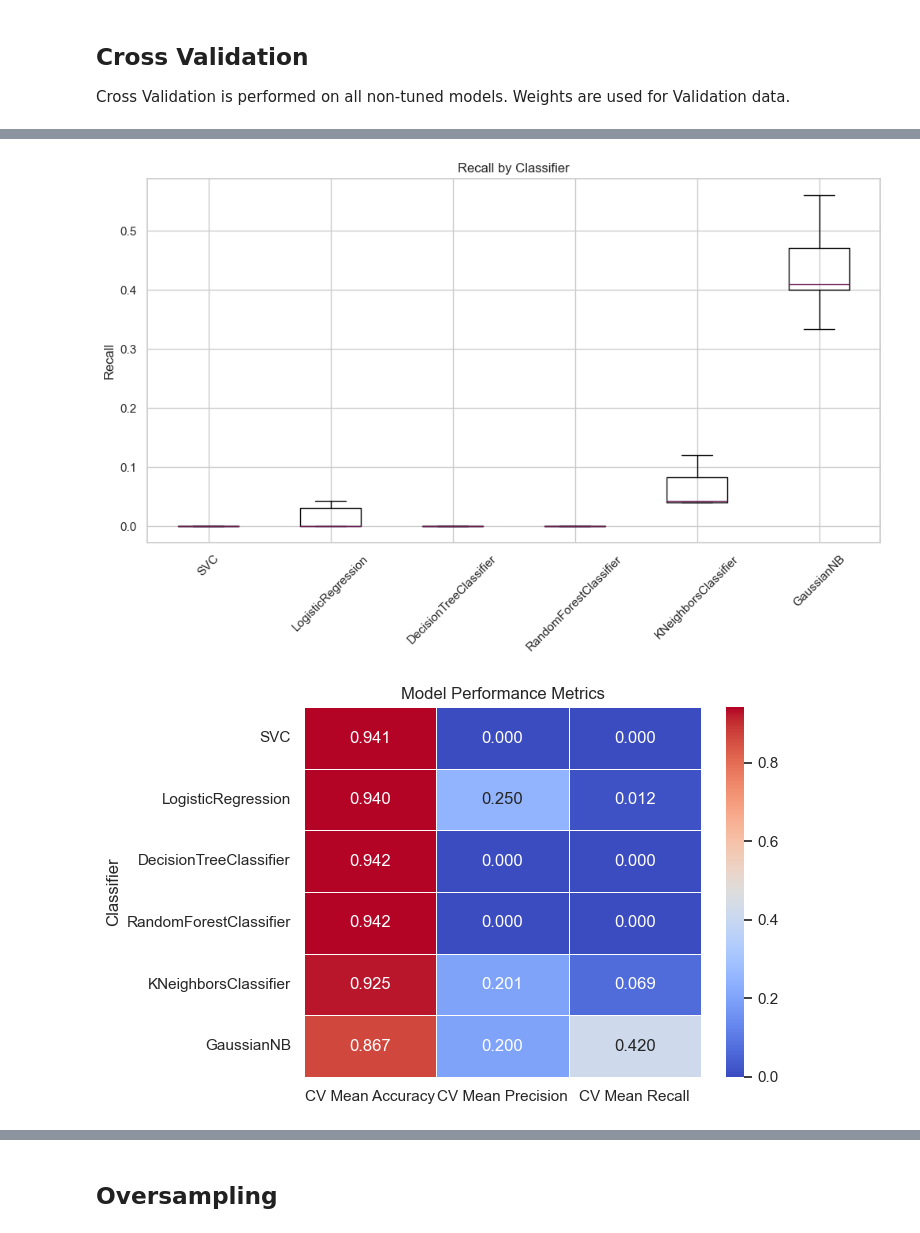
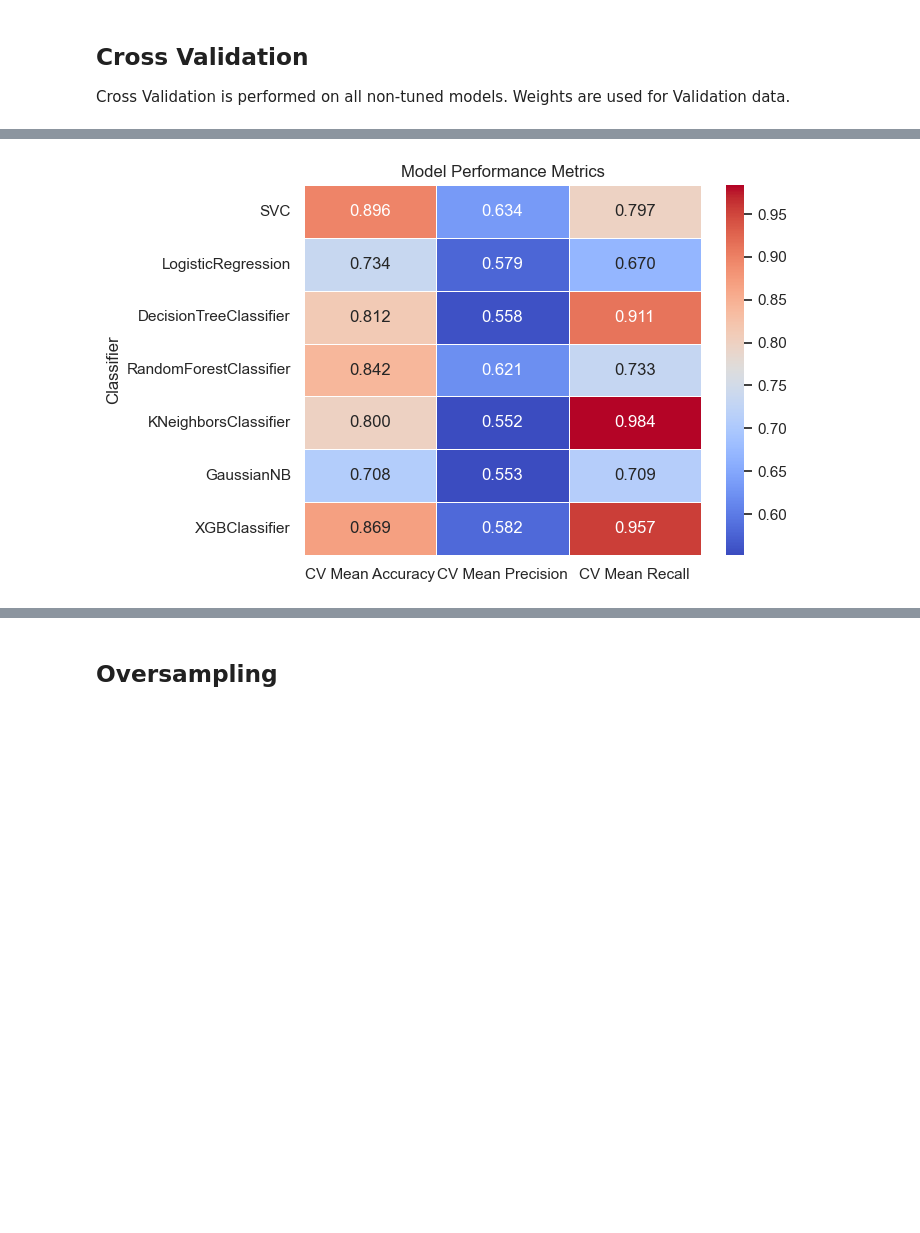
Before and after one commit to Padebeselis/Stroke_Prediction, a Jupyter notebook: Model.ipynb, the cells around one changed output, grey strips where cells are left out. Cells and saved outputs as stored; diff of their text form; code cells hidden in the pictures; blank space fills up the shorter version.

```diff
--- a/Model.ipynb
+++ b/Model.ipynb
@@ -209,0 +254,18 @@ ROC AUC: 0.50
+# %%
+data = {
+    'Model': ['Name', 'best_model', 'best_params'],
+    'dummy': ['Dummy', np.nan, np.nan],
+    'svm': ['Radial SVM', np.nan, np.nan],
+    'logisticr': ['Logistic Regression', np.nan, np.nan],
+    'dtree': ['Decision Tree', np.nan, np.nan],
+    'rforest': ['Random Forest', np.nan, np.nan],
+    'knn': ['KNN', np.nan, np.nan],
+    'nb': ['Naive Bayes', np.nan, np.nan],
+    'xgb': ['XGBoost', np.nan, np.nan]
+}
+
+# Create a DataFrame for the new rows
+new_rows_df = pd.DataFrame(data)
+
+# Append new rows to the original DataFrame
+thresholds_df = pd.concat([thresholds, new_rows_df], ignore_index=True)
@@ -287,17 +621,26 @@ Cross Validation is performed on all non-tuned models. Weights are used for Vali
+# %%
+# Parameter heatmap
+heatmap_data = model_info[['Classifier', 'CV Mean Accuracy', 'CV Mean Precision', 'CV Mean Recall']]
+
+heatmap_data.set_index('Classifier', inplace=True)
+
+sns.heatmap(heatmap_data, annot=True, cmap='coolwarm', fmt=".3f", linewidths=.5)
+plt.title('Model Performance Metrics')
+plt.show()
+# %% [output]
+[figure, added]
 # %%
-classifiers = [
-    SVC(kernel='rbf', C= 0.5116000741838009, gamma= 3.574762761125906),
-    LogisticRegression(C= 21.974951818627517),
-    DecisionTreeClassifier(max_depth= 1),
-    RandomForestClassifier(n_estimators= 10, max_depth= 4),
-    KNeighborsClassifier(weights= 'distance', p= 2, n_neighbors= 3),
-    GaussianNB(var_smoothing= 1e-09)
-]
+# classifiers = [
+#     SVC(kernel='rbf', C= svm_param['C'], gamma= svm_param['gamma']),
+#     LogisticRegression(C= logisticr_param['C']),
+#     DecisionTreeClassifier(max_depth= dtree_param['max_depth']),
+#     RandomForestClassifier(n_estimators= rforest_param['n_estimators'], max_depth= rforest_param['max_depth']),
+#     KNeighborsClassifier(weights= knn_param['weights'], p= knn_param['p'], n_neighbors= knn_param['n_neighbors']),
+#     GaussianNB(var_smoothing= nb_param['var_smoothing']),
+#     XGBClassifier(max_depth=xgb_param['max_depth'], learning_rate=xgb_param['learning_rate'], n_estimators=xgb_param['n_estimators'])
+# ]
 
-warnings.filterwarnings("ignore", category=UndefinedMetricWarning)
+# #warnings.filterwarnings("ignore", category=UndefinedMetricWarning)
 
 
-help_tool.cross_validation_plots(classifiers, 10, X, y, 'Recall')
+# help_tool.cross_validation_plots(classifiers, 10, X, y, 'Precision')
-# %% [output]
-[figure, removed]
-[figure, removed]
```
Also changed, not shown: parts of 45 cells of this notebook.
